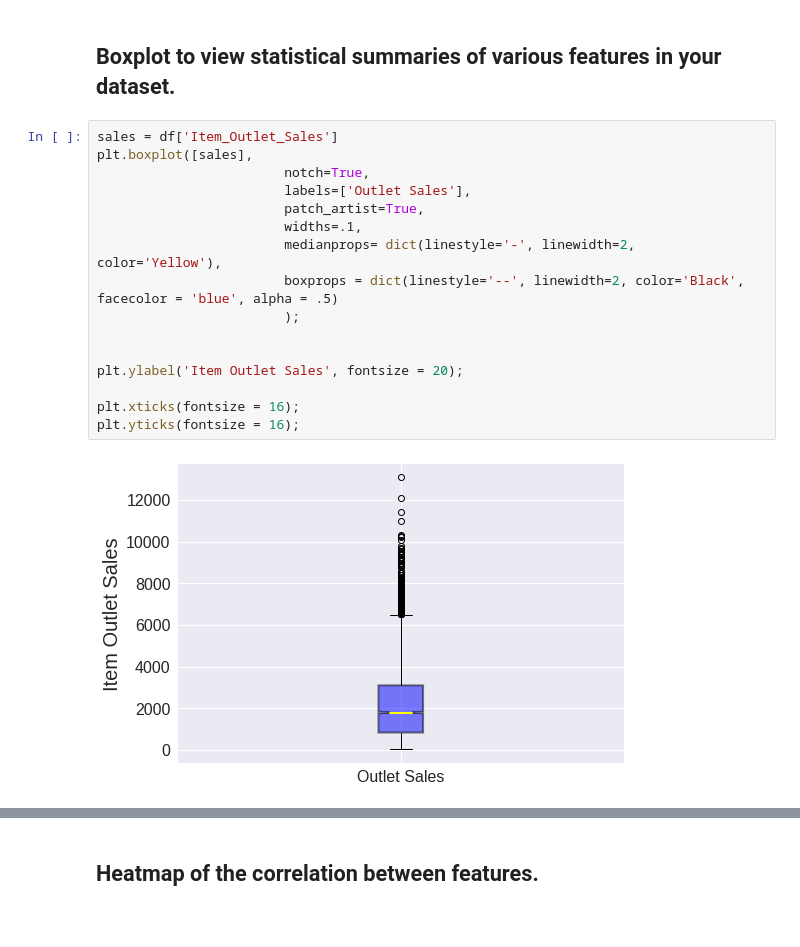
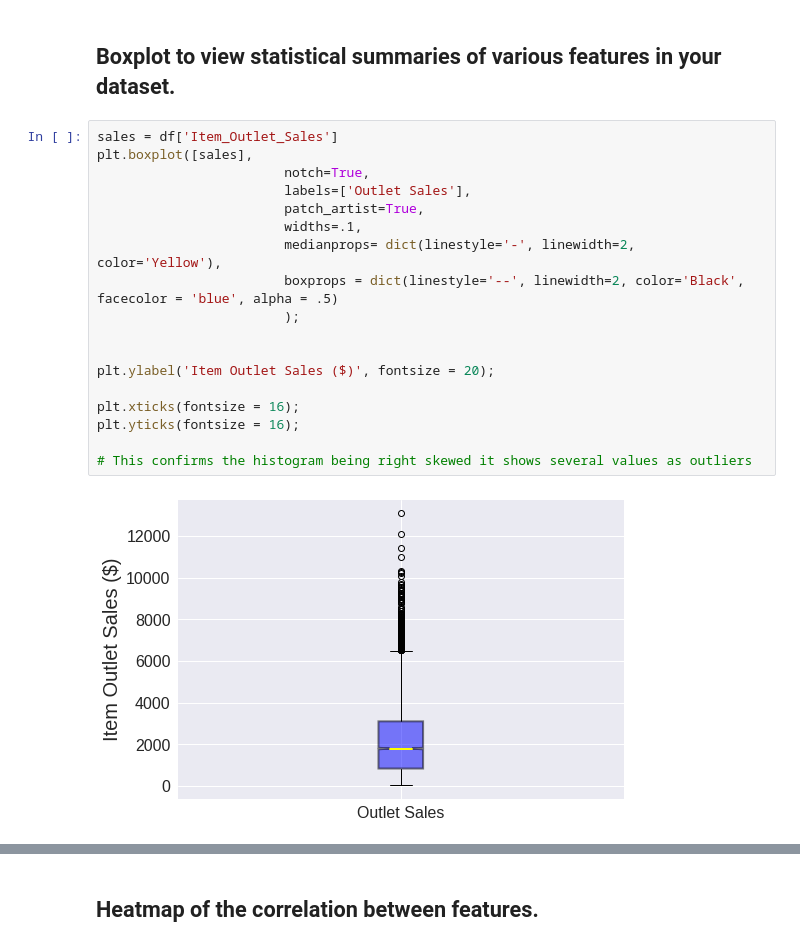
Before and after one commit to dvisionst/food_sales_predictions, a Jupyter notebook: Project_1_food_sales.ipynb, the cells around one changed output, grey strips where cells are left out. Saved outputs shown, nothing was run; the diff lists cells and outputs as text.

```diff
--- a/Project_1_food_sales.ipynb
+++ b/Project_1_food_sales.ipynb
@@ -257,18 +257,20 @@ df['Item_Outlet_Sales'].hist(bins=30, edgecolor='black');
 # %%
 sales = df['Item_Outlet_Sales']
 plt.boxplot([sales],
                         notch=True,
                         labels=['Outlet Sales'],
                         patch_artist=True,
                         widths=.1,
                         medianprops= dict(linestyle='-', linewidth=2, color='Yellow'),
                         boxprops = dict(linestyle='--', linewidth=2, color='Black', facecolor = 'blue', alpha = .5)
                         );
 
 
-plt.ylabel('Item Outlet Sales', fontsize = 20);
+plt.ylabel('Item Outlet Sales ($)', fontsize = 20);
 
 plt.xticks(fontsize = 16);
 plt.yticks(fontsize = 16);
+
+# This confirms the histogram being right skewed it shows several values as outliers
 # %% [output]
-[figure, old version]
+[figure, new version]
```
Also changed, not shown: parts of 4 cells of this notebook.
